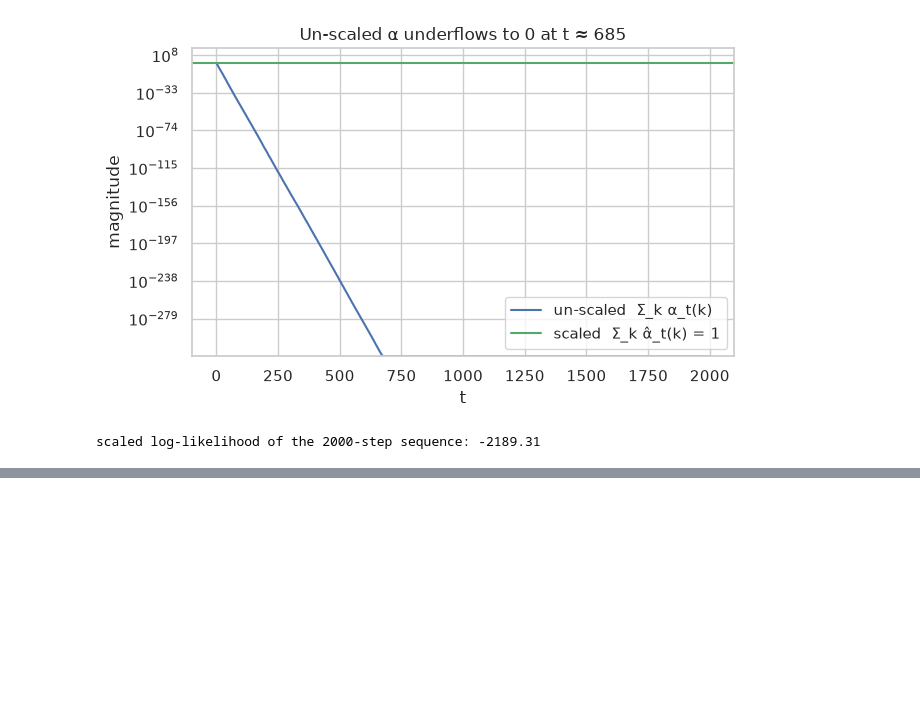
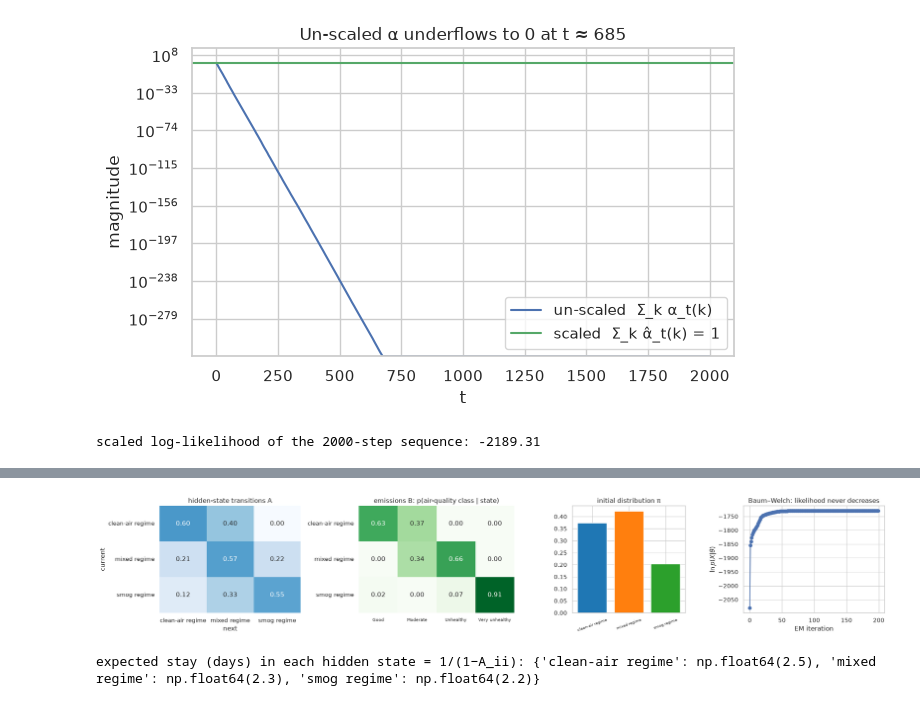
Before and after one commit to Cosmos-0118/ML-Pratice, a Jupyter notebook: Week_04_Hidden_Markov_Models.ipynb, the cells around one changed output, grey strips where cells are left out. Drawn from its saved outputs; the diff is of its cells as text; code cells hidden in the pictures; blank space fills up the shorter version.

```diff
--- a/Week_04_Hidden_Markov_Models.ipynb
+++ b/Week_04_Hidden_Markov_Models.ipynb
@@ -448,0 +268,17 @@ position RMSE: raw measurements 2.233   Kalman filter 1.085   RTS smoother 0.830
+# %%
+model = models[K_best]
+# order the hidden states from clean to smoggy by their expected observed class
+order = np.argsort(model.B_ @ np.arange(4)); model.pi_, model.A_, model.B_ = model.pi_[order], model.A_[np.ix_(order, order)], model.B_[order]
+STATE = {3: ["clean-air regime", "mixed regime", "smog regime"], 2: ["clean-air regime", "smog regime"], 4: ["clean", "mild", "polluted", "smog"], 5: ["s1", "s2", "s3", "s4", "s5"], 1: ["single"]}[K_best]
+
+fig, ax = plt.subplots(1, 4, figsize=(21, 3.9), gridspec_kw={"width_ratios": [1, 1.1, .8, 1]})
+sns.heatmap(model.A_, annot=True, fmt=".2f", cmap="Blues", vmin=0, vmax=1, xticklabels=STATE, yticklabels=STATE, cbar=False, ax=ax[0]); ax[0].set(title="hidden-state transitions A", xlabel="next", ylabel="current")
+sns.heatmap(model.B_, annot=True, fmt=".2f", cmap="Greens", vmin=0, vmax=1, xticklabels=S4, yticklabels=STATE, cbar=False, ax=ax[1]); ax[1].set(title="emissions B: p(air-quality class | state)"); ax[1].tick_params(axis="x", labelsize=8)
+ax[2].bar(STATE, model.pi_, color=PAL[:K_best]); ax[2].set_title("initial distribution π"); ax[2].tick_params(axis="x", labelrotation=20, labelsize=7)
+ax[3].plot(model.history_, "o-"); ax[3].set(xlabel="EM iteration", ylabel=r"$\ln p(X|\theta)$", title="Baum–Welch: likelihood never decreases")
+plt.tight_layout(); plt.show()
+assert np.all(np.diff(model.history_) > -1e-6), "EM must not decrease the likelihood"
+print("expected stay (days) in each hidden state = 1/(1−A_ii):", dict(zip(STATE, (1 / (1 - np.diag(model.A_))).round(1))))
+# %% [output]
+[figure, added]
+expected stay (days) in each hidden state = 1/(1−A_ii): {'clean-air regime': np.float64(2.5), 'mixed regime': np.float64(2.3), 'smog regime': np.float64(2.2)}
```
Also changed, not shown: parts of 52 cells of this notebook, 8 other files.
